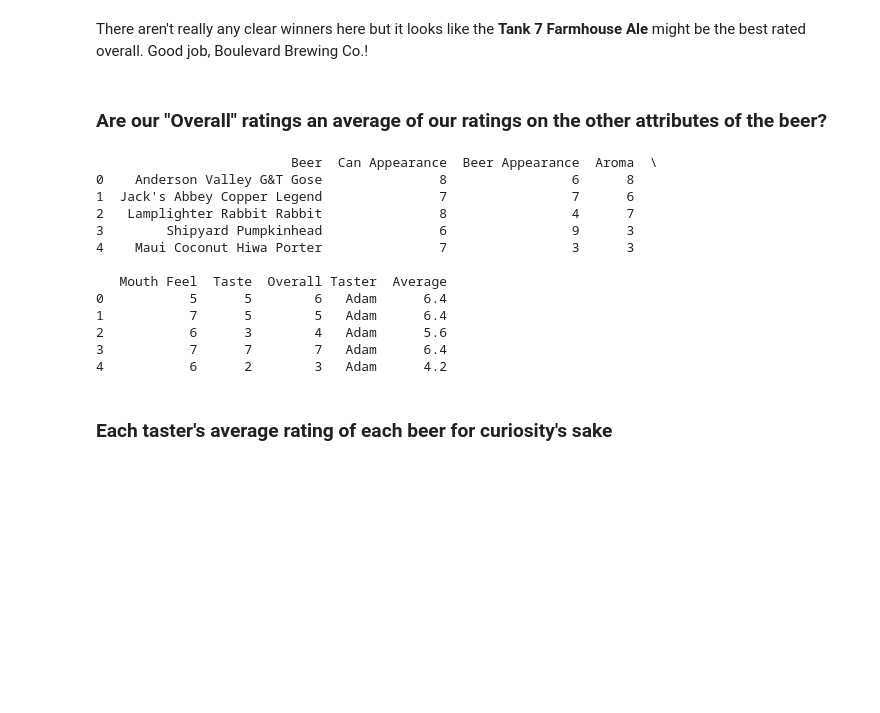
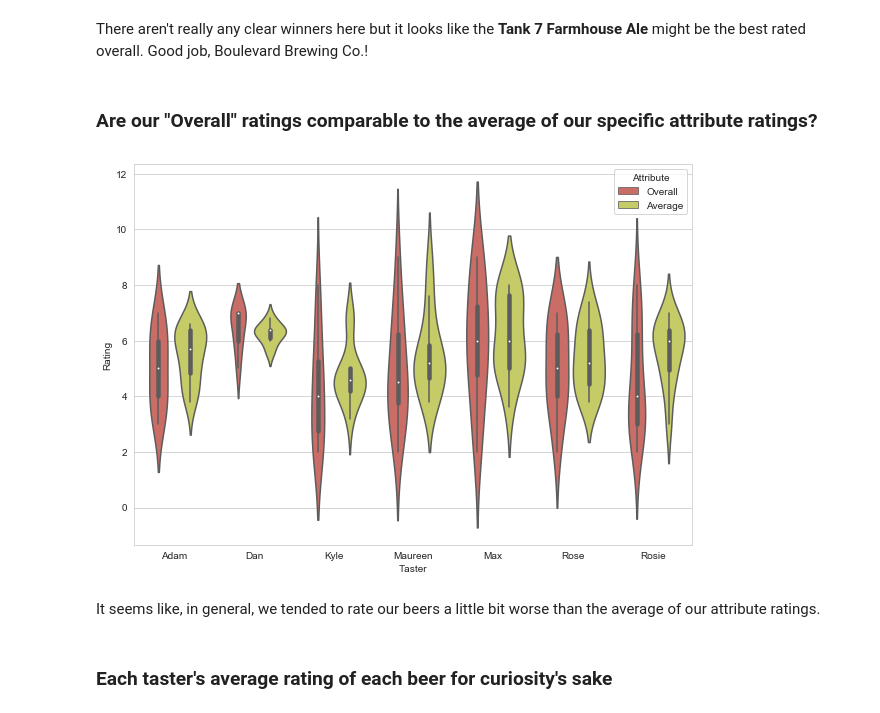
Before and after one commit to mbluestone/memolab-beer, a Jupyter notebook: memobeer.ipynb, the cells around one changed output. Drawn from its saved outputs; the diff is of its cells as text; code cells hidden in the pictures; blank space fills up the shorter version.

```diff
--- a/memobeer.ipynb
+++ b/memobeer.ipynb
@@ -161,31 +180,28 @@ for item in g.get_xticklabels():
 # %% [markdown]
 There aren't really any clear winners here but it looks like the **Tank 7 Farmhouse Ale** might be the best rated overall. Good job, Boulevard Brewing Co.!
 # %% [markdown]
-### Are our "Overall" ratings an average of our ratings on the other attributes of the beer?
+### Are our "Overall" ratings comparable to the average of our specific attribute ratings?
 # %%
 # Recreat long format data with average rating
 beers["Taster"] = beers.index
 beers_clean_avg = beers.reset_index(drop=True)
 beers_ratings = beers_clean_avg[list(beers_clean_avg.columns[1:(len(beers_clean_avg.columns)-2)])]
 beers_clean_avg['Average'] = beers_ratings.mean(axis=1)
-beers_clean_avg.rename({'Average': 'Taster', 'Taster': 'Average'}, axis='columns')
-#beers_long_avg = pd.melt(beers_clean_avg, id_vars=['Taster','Beer'], value_vars = [beers_clean_avg.columns[1:(len(beers.columns)-3)],'Average'], var_name = 'Attribute', value_name = 'Rating')
+cols = beers_clean_avg.columns.tolist()
+cols = cols[:-2] + cols[-1:] + cols[-2:]; del(cols[-1])
+beers_clean_ord = beers_clean_avg[cols]
+beers_long_avg = pd.melt(beers_clean_ord, id_vars=['Taster','Beer'], value_vars = cols[1:-1],
+                         var_name = 'Attribute', value_name = 'Rating')
 
-print(beers_clean_avg.head())
+# now violin plot to compare overall ratings with average ratings
+overall = beers_long_avg[beers_long_avg['Attribute']=='Overall']
+average = beers_long_avg[beers_long_avg['Attribute']=='Average']
+compare = pd.concat([overall,average])
+g = sns.violinplot(data=compare ,x='Taster',y='Rating', hue='Attribute')
 # %% [output]
-                         Beer  Can Appearance  Beer Appearance  Aroma  \
-0    Anderson Valley G&T Gose               8                6      8
-1  Jack's Abbey Copper Legend               7                7      6
-2   Lamplighter Rabbit Rabbit               8                4      7
-3        Shipyard Pumpkinhead               6                9      3
-4    Maui Coconut Hiwa Porter               7                3      3
-
-   Mouth Feel  Taste  Overall Taster  Average
-0           5      5        6   Adam      6.4
-1           7      5        5   Adam      6.4
-2           6      3        4   Adam      5.6
-3           7      7        7   Adam      6.4
-4           6      2        3   Adam      4.2
+[figure, added]
+# %% [markdown]
+It seems like, in general, we tended to rate our beers a little bit worse than the average of our attribute ratings.
 # %% [markdown]
 ### Each taster's average rating of each beer for curiosity's sake
 # %%
```
Also changed, not shown: parts of 2 cells of this notebook.
